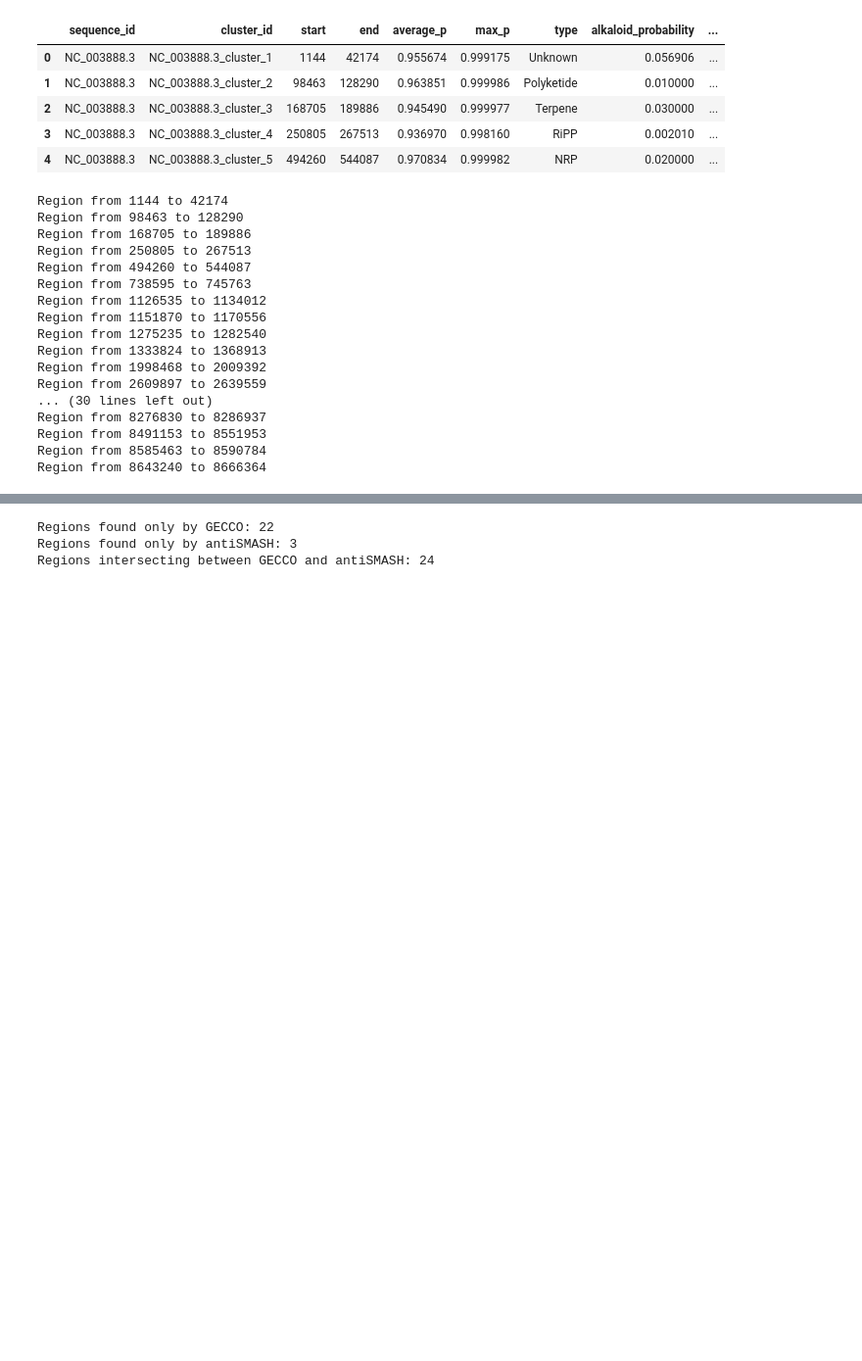
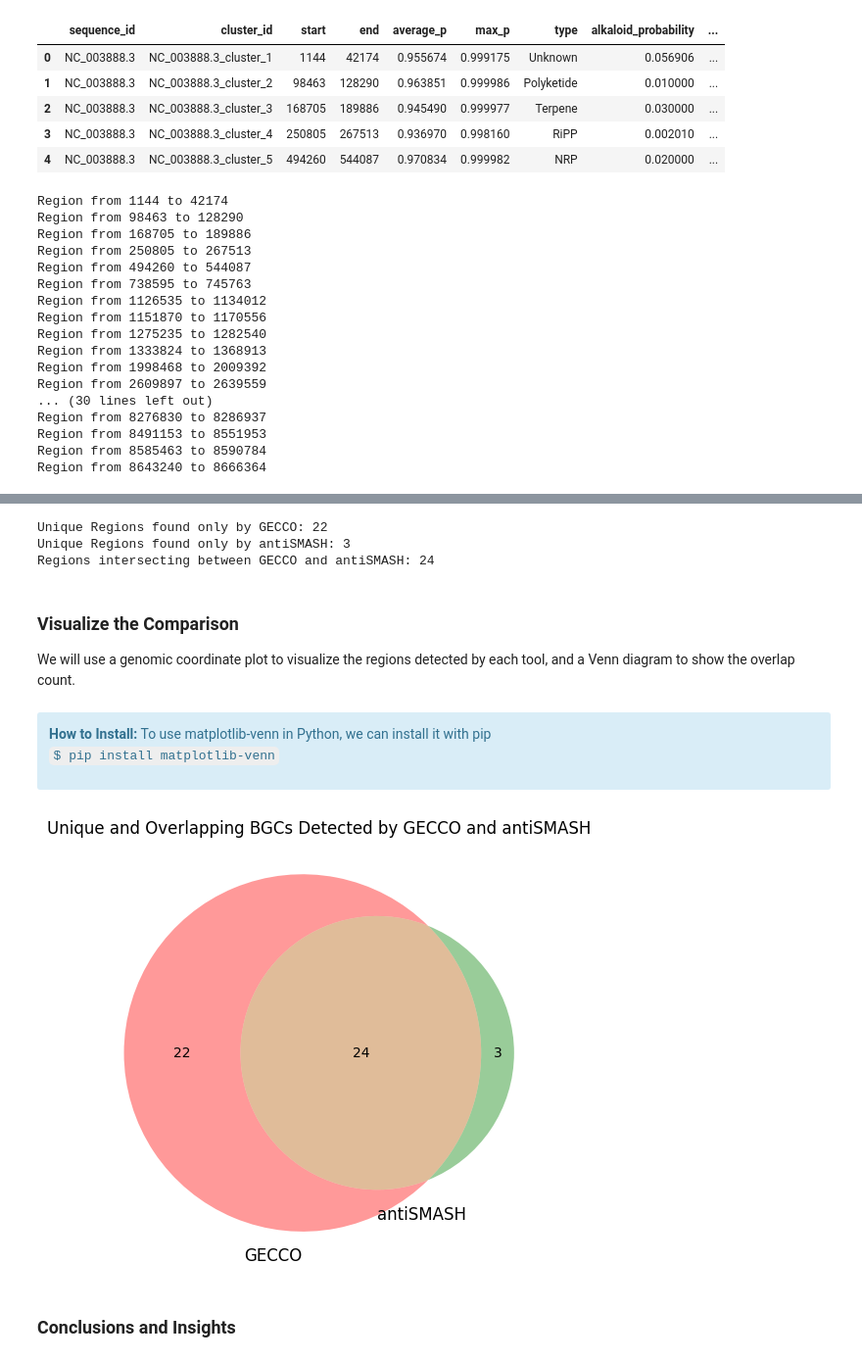
Before and after one commit to mahshid1373/BGC, a Jupyter notebook: BGC.ipynb, the cells around one changed output, grey strips where cells are left out. Shown: that part at 98% size. Cells and saved outputs as stored; diff of their text form; code cells hidden in the pictures; blank space fills up the shorter version.

```diff
--- a/BGC.ipynb
+++ b/BGC.ipynb
@@ -95,7 +103,7 @@ with open('/Users/Erfan/Downloads/Test_Task_HiWi/BGC/data.json') as f:
 record = data['records'][0]
 
 # Initialize an empty list to store regions of interest
-regions_of_interest = []
+regions_of_interest_antiSMASH = []
 
 # Iterate through 'features' in the record
 for feature in record['features']:
@@ -105,16 +113,15 @@ for feature in record['features']:
         location = feature.get('location')
 
         # Parse the location to extract start and end coordinates
-        # Assuming location format is '[start:end]', remove square brackets
         if location and location.startswith('[') and location.endswith(']'):
             start, end = map(int, location[1:-1].split(':'))
-            regions_of_interest.append({
+            regions_of_interest_antiSMASH.append({
                 'start': start,
                 'end': end
             })
 
 # Display the extracted regions
-for region in regions_of_interest:
+for region in regions_of_interest_antiSMASH:
     print(f"Region from {region['start']} to {region['end']}")
 # %% [output]
 Region from 86636 to 139654
@@ -148,17 +157,17 @@ reader.head(5)
 | 4 | NC_003888.3 | NC_003888.3_cluster_5 | 494260 | 544087 | 0.970834 | 0.999982 | NRP | 0.020000 | ... |
 # %%
 # List to store regions of interest
-regions_of_interest = []
+regions_of_interest_GECCO = []
 
 for index, row in reader.iterrows():
     region = {
         'start': row['start'],
         'end': row['end'],
     }
-    regions_of_interest.append(region)
+    regions_of_interest_GECCO.append(region)
 
 # Display the extracted regions
-for region in regions_of_interest:
+for region in regions_of_interest_GECCO:
     print(f"Region from {region['start']} to {region['end']}")
 # %% [output]
 Region from 1144 to 42174
@@ -183,31 +194,10 @@ Region from 8643240 to 8666364
+# %%
+# Convert to list of tuples
+gecco_regions = [(region['start'], region['end']) for region in regions_of_interest_GECCO]
+
+# Convert to list of tuples
+antismash_regions = [(region['start'], region['end']) for region in regions_of_interest_antiSMASH]
 # %%
-# GECCO regions
-gecco_regions = [
-    (1144, 42174), (98463, 128290), (168705, 189886), (250805, 267513), (494260, 544087),
-    (738595, 745763), (1126535, 1134012), (1151870, 1170556), (1275235, 1282540),
-    (1333824, 1368913), (1998468, 2009392), (2609897, 2639559), (2934114, 2953604),
-    (3027514, 3043370), (3122937, 3144042), (3513024, 3604107), (3880083, 3885819),
-    (4001665, 4028773), (4242512, 4258428), (4615154, 4635156), (4895198, 4899117),
-    (5511271, 5536287), (5681016, 5684465), (5776630, 5797479), (6339501, 6343258),
-    (6428862, 6470874), (6541507, 6551406), (6553552, 6563778), (6831346, 6878175),
-    (6889594, 6949758), (6991755, 7012171), (7106284, 7132084), (7170144, 7174841),
-    (7333403, 7347440), (7413412, 7440215), (7510408, 7529773), (7586410, 7606241),
-    (7631006, 7663855), (7675634, 7707743), (7988871, 7998651), (8193260, 8209387),
-    (8254317, 8269446), (8276830, 8286937), (8491153, 8551953), (8585463, 8590784),
-    (8643240, 8666364)
-]
-
-# antiSMASH regions
-antismash_regions = [
-    (86636, 139654), (166500, 192038), (246525, 271084), (493988, 552325),
-    (791583, 801799), (1257624, 1298749), (1995499, 2005898), (2939305, 2949875),
-    (3024894, 3054682), (3523334, 3603988), (5494800, 5567424), (5671015, 5692101),
-    (5751944, 5824487), (6326586, 6356533), (6429548, 6476442), (6632342, 6643659),
-    (6656218, 6678399), (6833314, 6864522), (6880897, 6956537), (7088263, 7142447),
-    (7409663, 7432456), (7506016, 7532758), (7570411, 7618555), (7682906, 7709360),
-    (7973469, 8047475), (8269636, 8290764), (8475101, 8549581)
-]
-
 # Function to check if two regions intersect
 def regions_intersect(region1, region2):
     start1, end1 = region1
@@ -241,10 +231,14 @@ for antismash_region in antismash_regions:
         unique_antismash += 1
 
 # Report the results
-print(f"Regions found only by GECCO: {unique_gecco}")
-print(f"Regions found only by antiSMASH: {unique_antismash}")
+print(f"Unique Regions found only by GECCO: {unique_gecco}")
+print(f"Unique Regions found only by antiSMASH: {unique_antismash}")
 print(f"Regions intersecting between GECCO and antiSMASH: {intersecting_regions}")
 # %% [output]
-Regions found only by GECCO: 22
-Regions found only by antiSMASH: 3
+Unique Regions found only by GECCO: 22
+Unique Regions found only by antiSMASH: 3
 Regions intersecting between GECCO and antiSMASH: 24
+# %% [markdown]
+### Visualize the Comparison
+
+We will use a genomic coordinate plot to visualize the regions detected by each tool, and a Venn diagram to show the overlap count.
@@ -250,0 +290,22 @@ Regions intersecting between GECCO and antiSMASH: 24
+# %% [markdown]
+<div class="alert alert-block alert-info">
+<b>How to Install:</b>
+To use matplotlib-venn in Python, we can install it with pip
+
+`$ pip install matplotlib-venn`
+
+</div>
+# %%
+import matplotlib.pyplot as plt
+from matplotlib_venn import venn2
+
+
+# Venn Diagram
+plt.figure(figsize=(6, 6))
+venn = venn2(subsets=(unique_gecco, unique_antismash, intersecting_regions), set_labels=('GECCO', 'antiSMASH'))
+plt.title("Unique and Overlapping BGCs Detected by GECCO and antiSMASH")
+plt.show()
+# %% [output]
+[figure, added]
+# %% [markdown]
+### Conclusions and Insights
```
Also changed, not shown: parts of 17 cells of this notebook.
